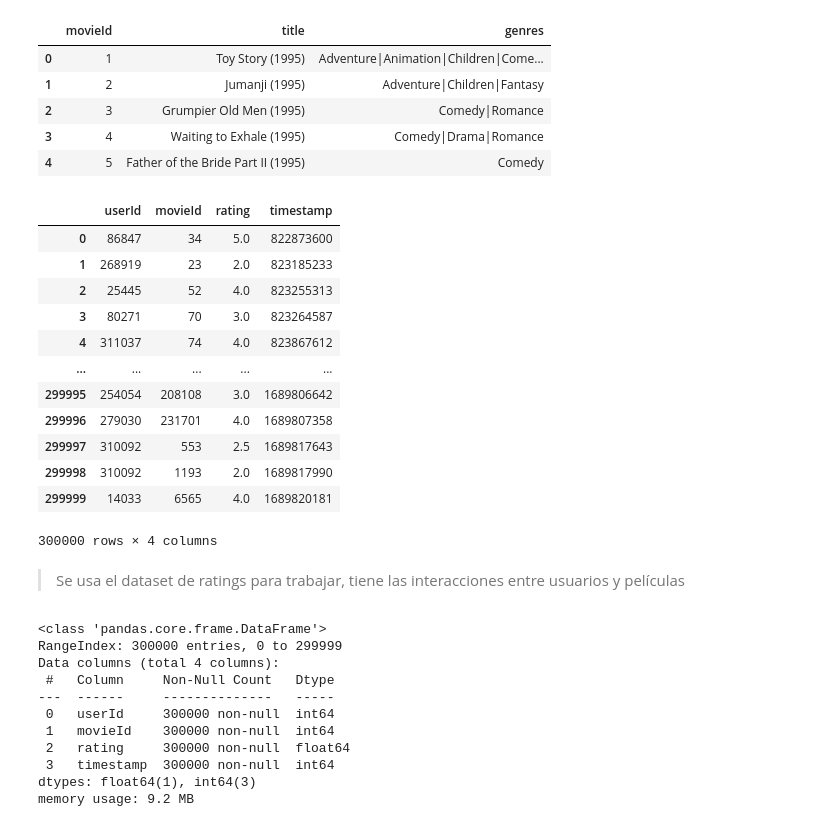
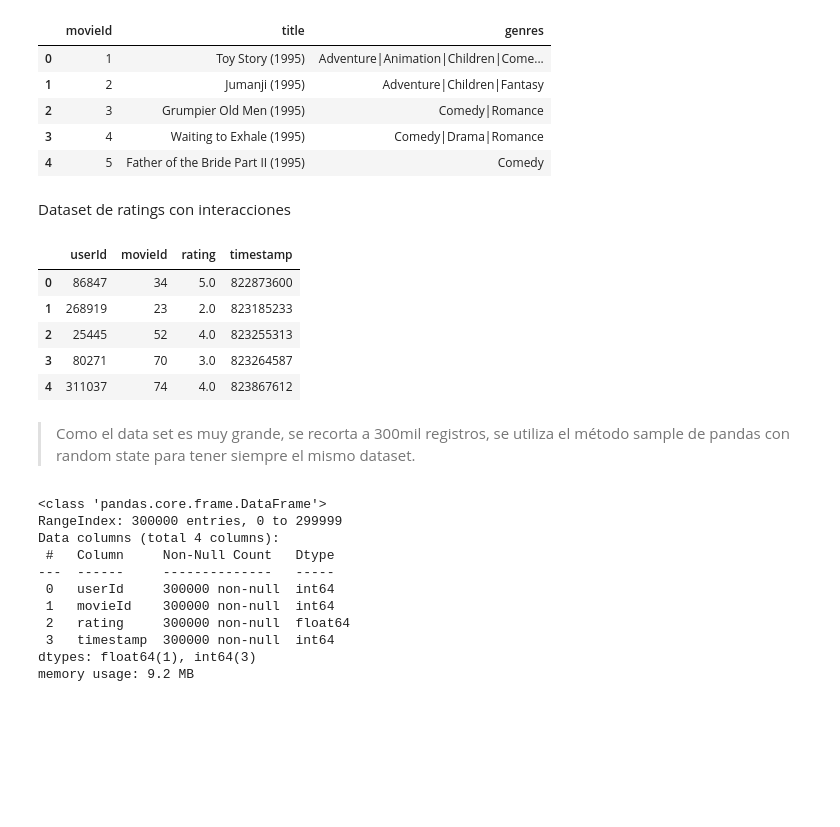
Before and after one commit to haploide/recommendation_system, a Jupyter notebook: notebooks/Entregable_3_Araoz_Bajo_Barrera.ipynb, the cells around one changed output. Cells and saved outputs as stored; diff of their text form; code cells hidden in the pictures; blank space fills up the shorter version.

```diff
--- a/notebooks/Entregable_3_Araoz_Bajo_Barrera.ipynb
+++ b/notebooks/Entregable_3_Araoz_Bajo_Barrera.ipynb
@@ -26,25 +26,20 @@ movies.head()
 | 2 | 3 | Grumpier Old Men (1995) | Comedy|Romance |
 | 3 | 4 | Waiting to Exhale (1995) | Comedy|Drama|Romance |
 | 4 | 5 | Father of the Bride Part II (1995) | Comedy |
+# %% [markdown]
+Dataset de ratings con interacciones
 # %%
 ratings = pd.read_csv("../data/ml-latest/ratings.csv").sample(300000, random_state=42).sort_values(by='timestamp', ascending=True).reset_index(drop=True)
-ratings
+ratings.head()
 # %% [output]
 |  | userId | movieId | rating | timestamp |
 | 0 | 86847 | 34 | 5.0 | 822873600 |
 | 1 | 268919 | 23 | 2.0 | 823185233 |
 | 2 | 25445 | 52 | 4.0 | 823255313 |
 | 3 | 80271 | 70 | 3.0 | 823264587 |
 | 4 | 311037 | 74 | 4.0 | 823867612 |
-| ... | ... | ... | ... | ... |
-| 299995 | 254054 | 208108 | 3.0 | 1689806642 |
-| 299996 | 279030 | 231701 | 4.0 | 1689807358 |
-| 299997 | 310092 | 553 | 2.5 | 1689817643 |
-| 299998 | 310092 | 1193 | 2.0 | 1689817990 |
-| 299999 | 14033 | 6565 | 4.0 | 1689820181 |
-300000 rows × 4 columns
-# %% [markdown]
-> Se usa el dataset de ratings para trabajar, tiene las interacciones entre usuarios y películas
+# %% [markdown]
+> Como el data set es muy grande, se recorta a 300mil registros, se utiliza el método sample de pandas con random state para tener siempre el mismo dataset.
 # %%
 ratings.info()
 # %% [output]
```
Also changed, not shown: parts of 80 cells of this notebook.
